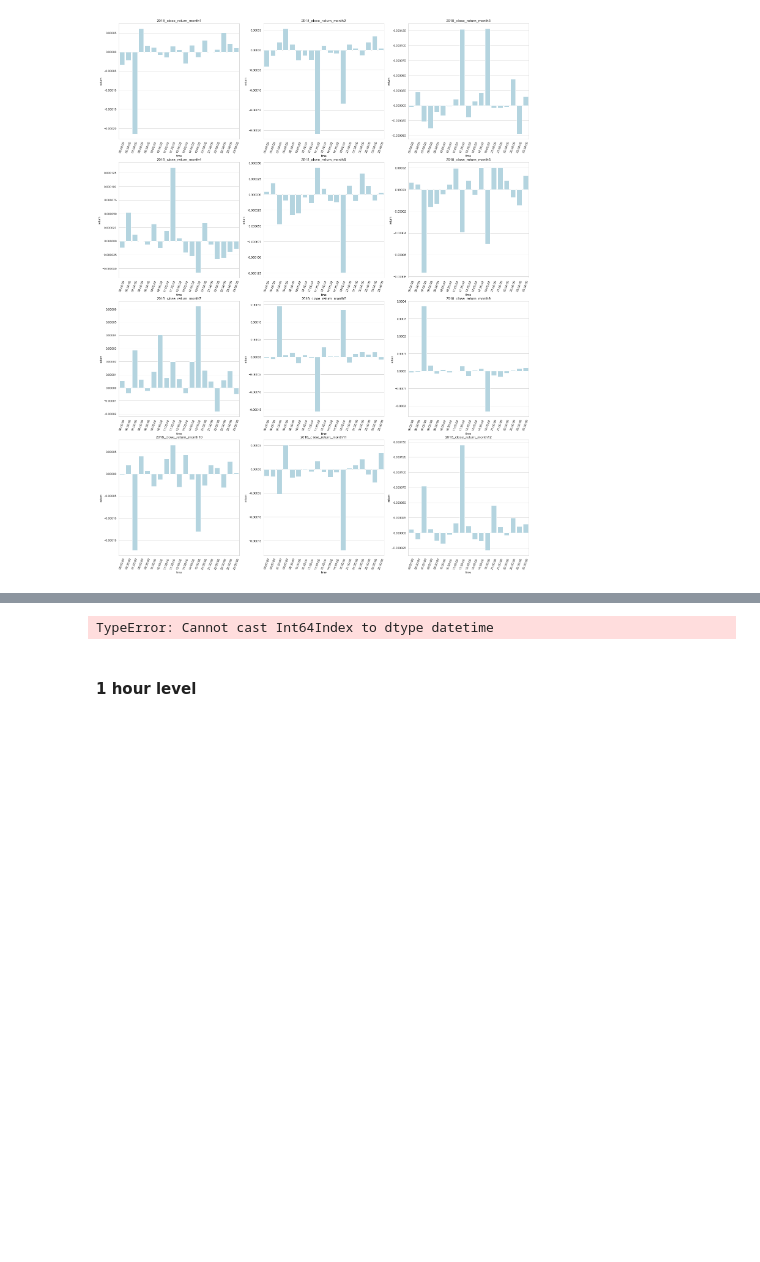
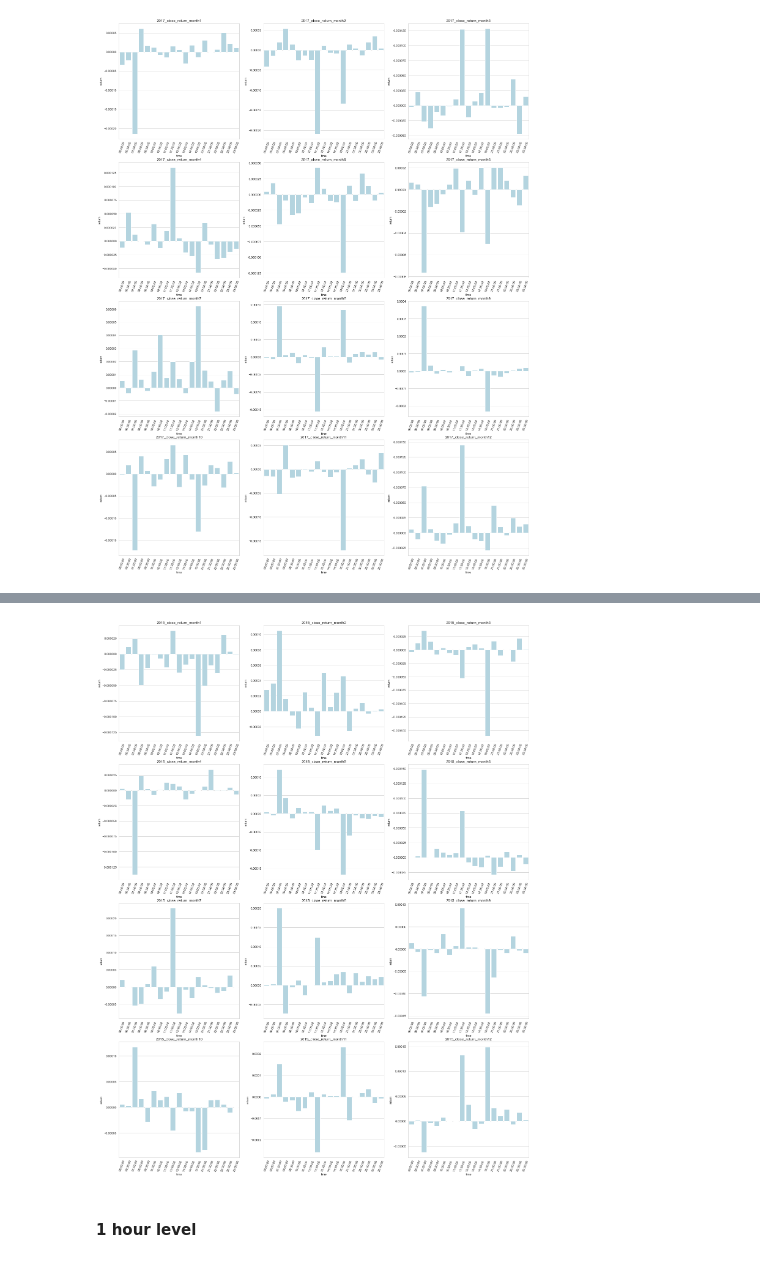
Before and after one commit to TJmask/Cu-Copper---EDA-Chinese-future-Market-, a Jupyter notebook: cu9999_EDA_TS.ipynb, the cells around one changed output, grey strips where cells are left out. Saved outputs shown, nothing was run; the diff lists cells and outputs as text; code cells hidden in the pictures; blank space fills up the shorter version.

```diff
--- a/cu9999_EDA_TS.ipynb
+++ b/cu9999_EDA_TS.ipynb
@@ -1391,3 +1418,21 @@ for i in range(12):
+# %%
+## plotting for bucket and weekdays
+fig, axes = plt.subplots(4,3, figsize=(24,32), squeeze = False)
+# i = weekly_30m.loc[(slice(None),2),:]
+for i in range(12):
+    temp = year_month_30m[year_month_30m['year']==2015].groupby(['time','month', 'year']).mean()
+    temp = temp.reset_index(['month', 'year'])
+    temp = temp[temp['month']==i+1]
+    x = temp.index
+    y = temp['close_return']
+    ax = axes[i//3, i%3]
+    sns.barplot(x=x,y=y, ax=ax,color = 'lightblue')
+    sns.set_style("whitegrid")
+    ax.set_title('2015_close_return_month'+str(i+1))
+    ax.set_ylabel("return",)
+    ax.set_xticklabels(x, rotation=70)
+# %% [output]
+[figure, added]
 # %%
 # ## plotting for bucket and weekdays
 # fig, axes = plt.subplots(figsize=(12,10), squeeze = False)
@@ -1399,10 +1444,6 @@ for i in range(12):
 # axes[0].set_ylabel("return")
 # axes.set_ylabel("time")
 # axes.set_xticklabels(x, rotation=70)
-# %%
-year_month_30m.index.astype('datetime')
-# %% [output]
-TypeError: Cannot cast Int64Index to dtype datetime
 # %% [markdown]
 #### 1 hour level
 # %%
```
Also changed, not shown: parts of 23 cells of this notebook.
